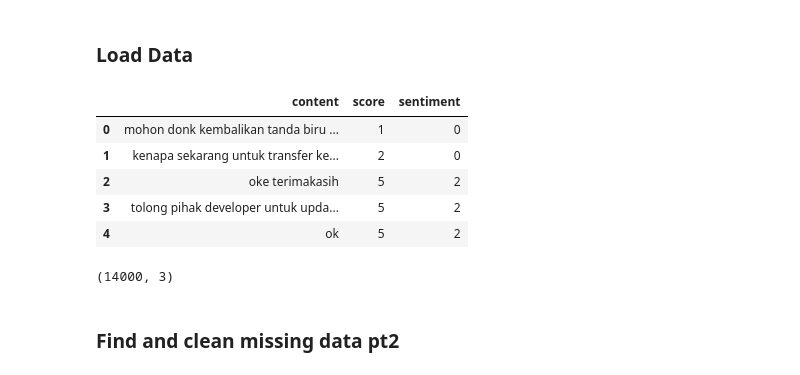
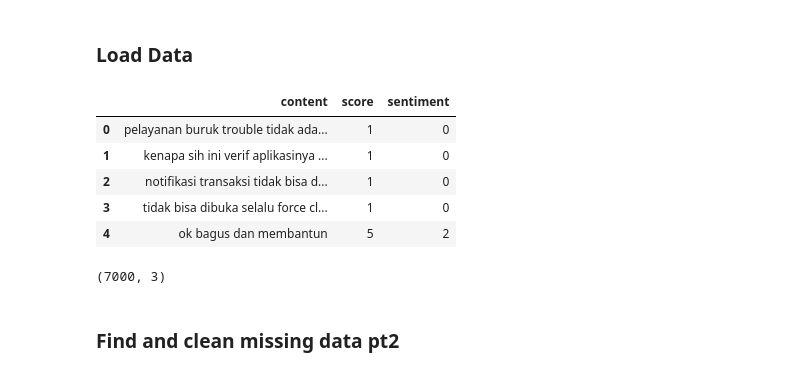
Before and after one commit to darrenxx3/Sentiment-Analysis-thesis-v2, a Jupyter notebook: modeling_std_trainer.ipynb, the cells around one changed output. Saved outputs shown, nothing was run; the diff lists cells and outputs as text; code cells hidden in the pictures.

```diff
--- a/modeling_std_trainer.ipynb
+++ b/modeling_std_trainer.ipynb
@@ -31,19 +31,19 @@ import numpy as np
 # %% [markdown]
 ### Load Data
 # %%
-df = pd.read_csv('bca_preprocessed_data.csv', delimiter=',')
+df = pd.read_csv('bca_preprocessed_half.csv', delimiter=',')
 df.head(5)
 # %% [output]
 |  | content | score | sentiment |
-| 0 | mohon donk kembalikan tanda biru ... | 1 | 0 |
-| 1 | kenapa sekarang untuk transfer ke... | 2 | 0 |
-| 2 | oke terimakasih | 5 | 2 |
-| 3 | tolong pihak developer untuk upda... | 5 | 2 |
-| 4 | ok | 5 | 2 |
+| 0 | pelayanan buruk trouble tidak ada... | 1 | 0 |
+| 1 | kenapa sih ini verif aplikasinya ... | 1 | 0 |
+| 2 | notifikasi transaksi tidak bisa d... | 1 | 0 |
+| 3 | tidak bisa dibuka selalu force cl... | 1 | 0 |
+| 4 | ok bagus dan membantun | 5 | 2 |
 # %%
 df.shape
 # %% [output]
-(14000, 3)
+(7000, 3)
 # %% [markdown]
 ### Find and clean missing data pt2
 # %%
```
Also changed, not shown: parts of 26 cells of this notebook, 1 other file.
